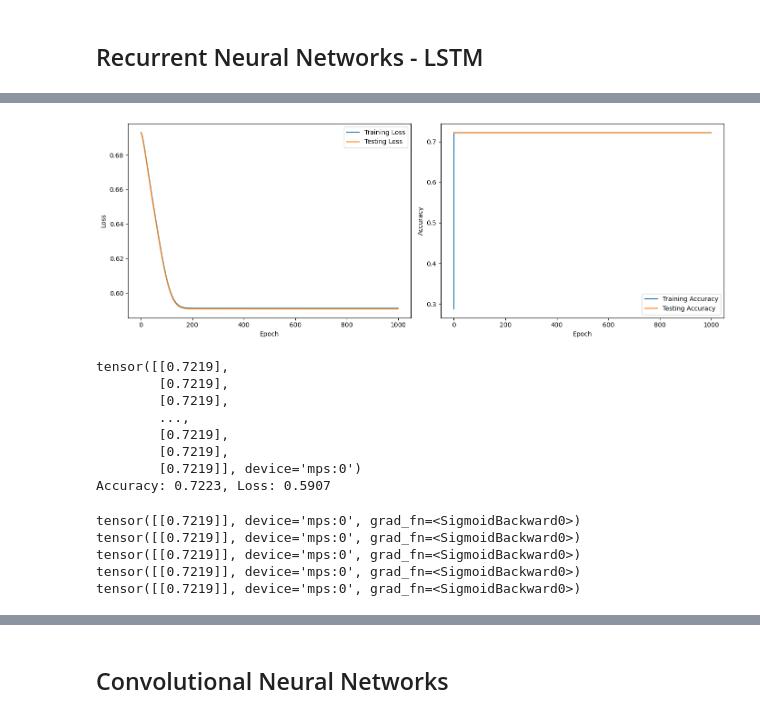
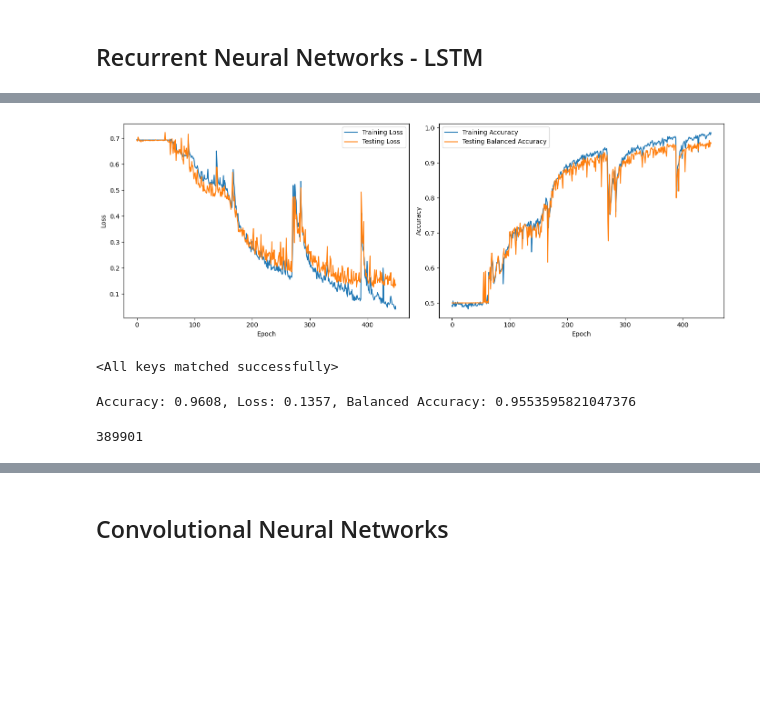
Before and after one commit to jlohunecke/ML4HC_project2, a Jupyter notebook: proj2_pt1.ipynb, the cells around one changed output, grey strips where cells are left out. Drawn from its saved outputs; the diff is of its cells as text; code cells hidden in the pictures; blank space fills up the shorter version.

Commit message:
feat: LSTM model regular now working, bidirectional still not...

```diff
--- a/proj2_pt1.ipynb
+++ b/proj2_pt1.ipynb
@@ -166,11 +204,15 @@ Test accuracy: 0.9714776632302405
+# %%
+X_train_dataloader = DataLoader(torch.utils.data.TensorDataset(X_train_tensor, y_train_tensor), batch_size=100, shuffle=True)
+X_test_dataloader = DataLoader(torch.utils.data.TensorDataset(X_test_tensor, y_test_tensor), batch_size=1, shuffle=False)
 # %%
 class LSTMModel(nn.Module):
-    def __init__(self, input_size, hidden_size, output_size, bidirectional=False):
+    def __init__(self, input_size, hidden_size, num_layers, output_size, bidirectional=False):
         super(LSTMModel, self).__init__()
-        self.lstm = nn.LSTM(input_size, hidden_size, batch_first=True, bidirectional=bidirectional)
+        self.lstm = nn.LSTM(input_size, hidden_size, num_layers = num_layers, batch_first=True, bidirectional=bidirectional)
 
         _hidden_size = hidden_size if not bidirectional else hidden_size * 2
-        self.fc = torch.nn.Linear(_hidden_size,output_size)
+        self.fc1 = torch.nn.Linear(_hidden_size * num_layers, hidden_size * num_layers)
+        self.fc2 = torch.nn.Linear(hidden_size * num_layers, output_size)
         self.sigmoid = nn.Sigmoid()
 
     def init_weights(self):
@@ -183,7 +225,8 @@ class LSTMModel(nn.Module):
                 init.constant_(param, 0.0)
 
     def forward(self, x):
-        out, _ = self.lstm(x)
-        out = self.fc(out[:, -1, :])
+        _, (hidden,_) = self.lstm(x)
+        out = self.fc1(hidden.permute(1,0,2).flatten(start_dim=1))
+        out = self.fc2(out)
         out = self.sigmoid(out)
         return out
@@ -207,0 +233,17 @@ y_test_tensor = torch.tensor(y_test.values, dtype=torch.float32).unsqueeze(1).to
+# %%
+input_size = 1
+hidden_size = 50
+num_layers = 5
+output_size = 1
+# %%
+model = LSTMModel(input_size, hidden_size, num_layers, output_size, bidirectional=False).to(device)
+criterion = nn.BCELoss()
+optimizer = torch.optim.Adam(model.parameters(), lr=0.0005)
+
+epoch_losses_training = []
+epoch_losses_testing = []
+epoch_accuracies_training = []
+epoch_accuracies_testing = []
+
+# Number of trainable parameters
+sum(p.numel() for p in model.parameters() if p.requires_grad)
@@ -258,47 +296,47 @@ Epoch [1000/1000], Loss: 0.5911
 # %%
 fig, axs = plt.subplots(1, 2, figsize=(14, 5))
 
 # Plotting the losses
 axs[0].plot(epoch_losses_training, label='Training Loss')
 axs[0].plot(epoch_losses_testing, label='Testing Loss')
 axs[0].set_xlabel('Epoch')
 axs[0].set_ylabel('Loss')
 axs[0].legend()
 
 # Plotting the accuracies
 axs[1].plot(epoch_accuracies_training, label='Training Accuracy')
-axs[1].plot(epoch_accuracies_testing, label='Testing Accuracy')
+axs[1].plot(epoch_accuracies_testing, label='Testing Balanced Accuracy')
 axs[1].set_xlabel('Epoch')
 axs[1].set_ylabel('Accuracy')
 axs[1].legend()
 
 plt.tight_layout()
 plt.show()
 # %% [output]
-[figure, old version]
+[figure, new version]
+# %%
+model = LSTMModel(input_size, hidden_size, num_layers, output_size, bidirectional=False).to(device)
+model.load_state_dict(torch.load('./p1/lstm_model_450'))
+# %% [output]
+<All keys matched successfully>
 # %%
 with torch.no_grad():
     outputs = model(X_test_tensor)
     loss = criterion(outputs, y_test_tensor)
     outputs = (outputs > 0.5).float()
     accuracy = (outputs == y_test_tensor).float().mean()
-    print(f'Accuracy: {accuracy.item():.4f}, Loss: {loss.item():.4f}')
+    print(f'Accuracy: {accuracy.item():.4f}, Loss: {loss.item():.4f}, Balanced Accuracy: {balanced_accuracy_score(y_test_tensor.int().cpu().numpy(), outputs.cpu().numpy())}')
 # %% [output]
-tensor([[0.7219],
-        [0.7219],
-        [0.7219],
-        ...,
-        [0.7219],
-        [0.7219],
-        [0.7219]], device='mps:0')
-Accuracy: 0.7223, Loss: 0.5907
+Accuracy: 0.9608, Loss: 0.1357, Balanced Accuracy: 0.9553595821047376
-# %%
-for i in range(5):
-    a = model(X_test_tensor[i, :, :].unsqueeze(0))
-    print(a)
-# %% [output]
-tensor([[0.7219]], device='mps:0', grad_fn=<SigmoidBackward0>)
-tensor([[0.7219]], device='mps:0', grad_fn=<SigmoidBackward0>)
-tensor([[0.7219]], device='mps:0', grad_fn=<SigmoidBackward0>)
-tensor([[0.7219]], device='mps:0', grad_fn=<SigmoidBackward0>)
-tensor([[0.7219]], device='mps:0', grad_fn=<SigmoidBackward0>)
+# %%
+bidirectional_model = LSTMModel(input_size, hidden_size, num_layers, output_size, bidirectional=True).to(device)
+
+epoch_losses_training_bidir = []
+epoch_losses_testing_bidir = []
+epoch_accuracies_training_bidir = []
+epoch_accuracies_testing_bidir = []
+
+# Number of trainable parameters
+sum(p.numel() for p in bidirectional_model.parameters() if p.requires_grad)
+# %% [output]
+389901
```
Also changed, not shown: parts of 19 cells of this notebook, 4 other files.
